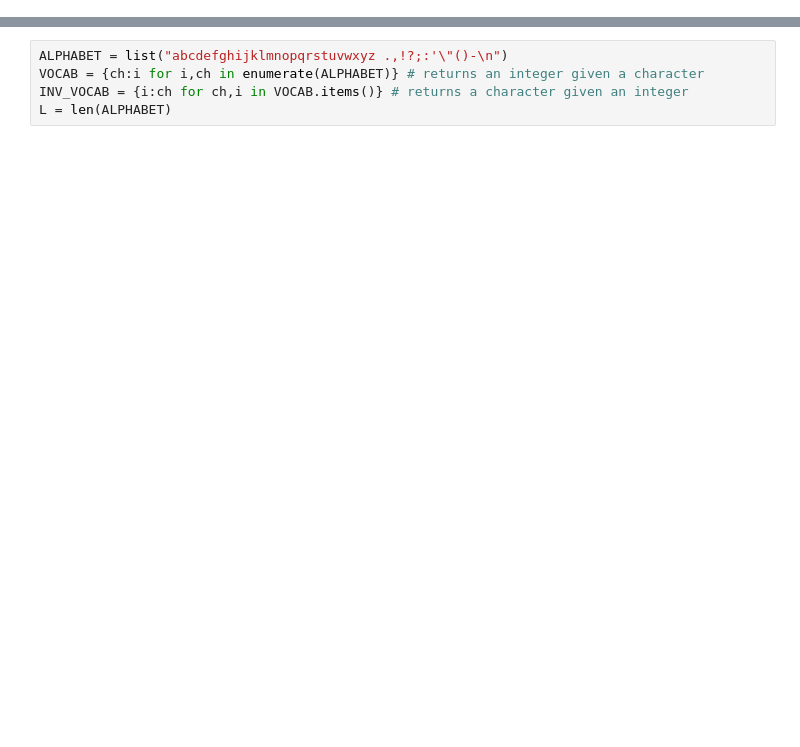
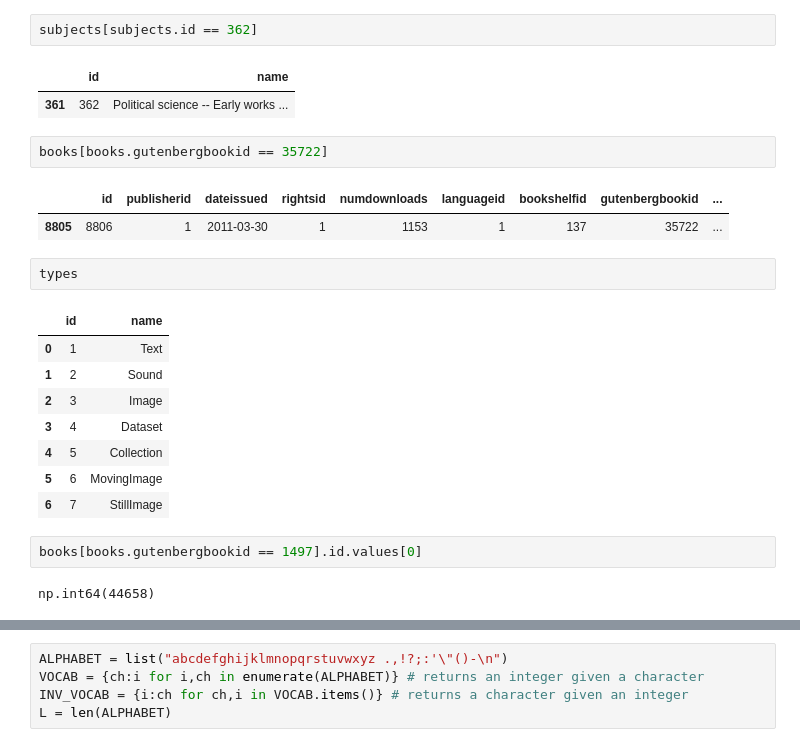
Before and after one commit to ethan-leitch/Socrates_AI, a Jupyter notebook: notebooks/pre_processing.ipynb, the cells around one changed output, grey strips where cells are left out. Saved outputs shown, nothing was run; the diff lists cells and outputs as text; blank space fills up the shorter version.

```diff
--- a/notebooks/pre_processing.ipynb
+++ b/notebooks/pre_processing.ipynb
@@ -6,0 +226,25 @@ import os
+# %%
+subjects[subjects.id == 362]
+# %% [output]
+|  | id | name |
+| 361 | 362 | Political science -- Early works ... |
+# %%
+books[books.gutenbergbookid == 35722]
+# %% [output]
+|  | id | publisherid | dateissued | rightsid | numdownloads | languageid | bookshelfid | gutenbergbookid | ... |
+| 8805 | 8806 | 1 | 2011-03-30 | 1 | 1153 | 1 | 137 | 35722 | ... |
+# %%
+types
+# %% [output]
+|  | id | name |
+| 0 | 1 | Text |
+| 1 | 2 | Sound |
+| 2 | 3 | Image |
+| 3 | 4 | Dataset |
+| 4 | 5 | Collection |
+| 5 | 6 | MovingImage |
+| 6 | 7 | StillImage |
+# %%
+books[books.gutenbergbookid == 1497].id.values[0]
+# %% [output]
+np.int64(44658)
```
Also changed, not shown: parts of 29 cells of this notebook.
